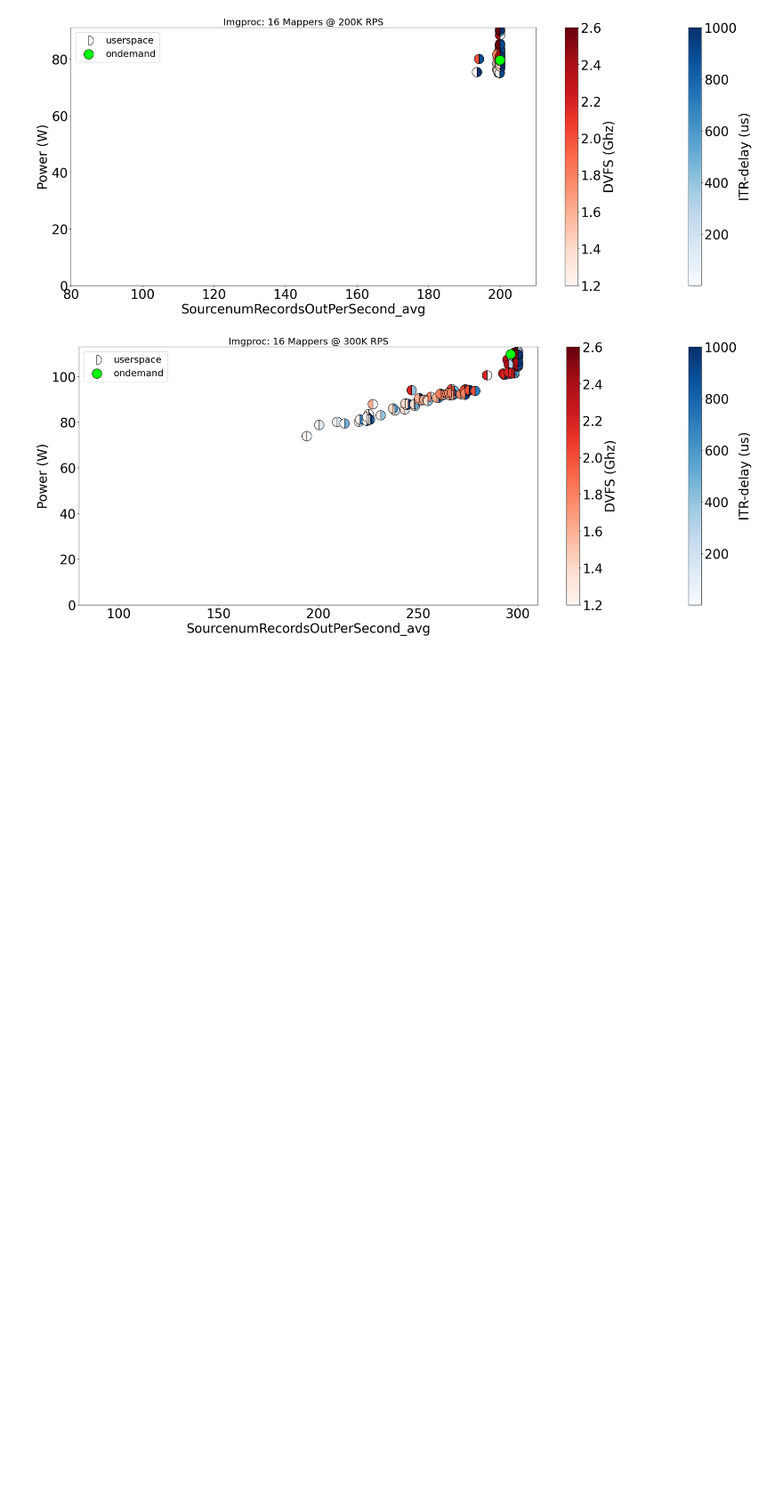
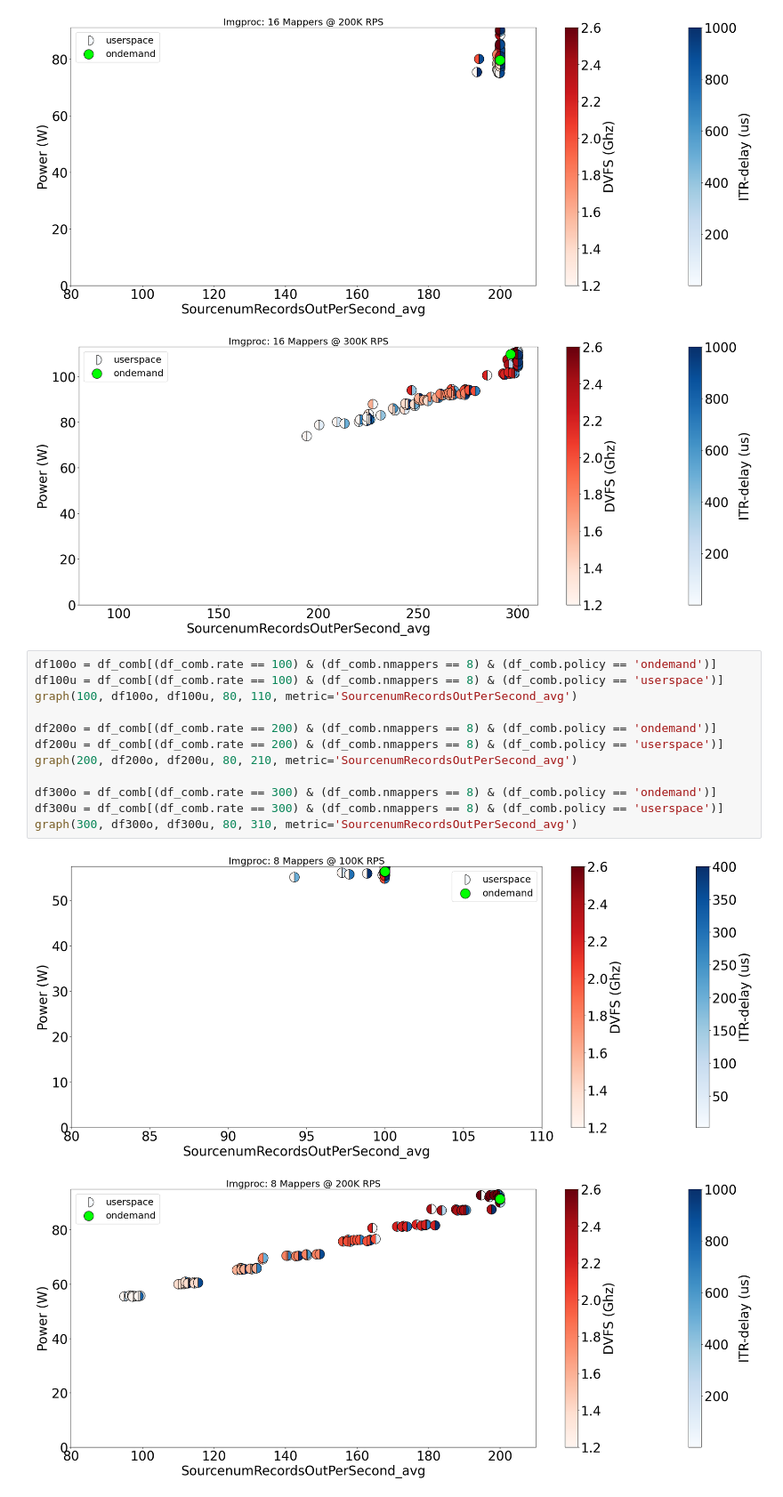
Before and after one commit to EEStrmCmptng/dataset, a Jupyter notebook: micro/imgproc/ITRDVFS/IMGPROC-ITR-DVFS.ipynb, the cells around one changed output. Shown at 89% size. Saved outputs shown, nothing was run; the diff lists cells and outputs as text; blank space fills up the shorter version.

```diff
--- a/micro/imgproc/ITRDVFS/IMGPROC-ITR-DVFS.ipynb
+++ b/micro/imgproc/ITRDVFS/IMGPROC-ITR-DVFS.ipynb
@@ -83,3 +75,18 @@ graph(300, df300o, df300u, 80, 310, metric='SourcenumRecordsOutPerSecond_avg')
 [figure]
 [figure]
 [figure]
+# %%
+df100o = df_comb[(df_comb.rate == 100) & (df_comb.nmappers == 8) & (df_comb.policy == 'ondemand')]
+df100u = df_comb[(df_comb.rate == 100) & (df_comb.nmappers == 8) & (df_comb.policy == 'userspace')]
+graph(100, df100o, df100u, 80, 110, metric='SourcenumRecordsOutPerSecond_avg')
+
+df200o = df_comb[(df_comb.rate == 200) & (df_comb.nmappers == 8) & (df_comb.policy == 'ondemand')]
+df200u = df_comb[(df_comb.rate == 200) & (df_comb.nmappers == 8) & (df_comb.policy == 'userspace')]
+graph(200, df200o, df200u, 80, 210, metric='SourcenumRecordsOutPerSecond_avg')
+
+df300o = df_comb[(df_comb.rate == 300) & (df_comb.nmappers == 8) & (df_comb.policy == 'ondemand')]
+df300u = df_comb[(df_comb.rate == 300) & (df_comb.nmappers == 8) & (df_comb.policy == 'userspace')]
+graph(300, df300o, df300u, 80, 310, metric='SourcenumRecordsOutPerSecond_avg')
+# %% [output]
+[figure, added]
+[figure, added]
```
Also changed, not shown: parts of 2 cells of this notebook, 1 other file.
